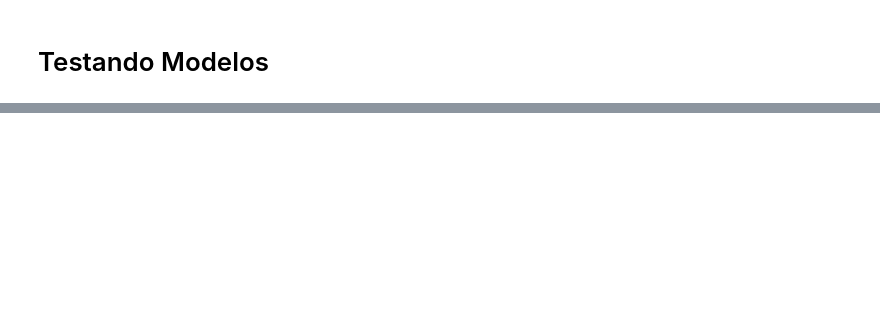
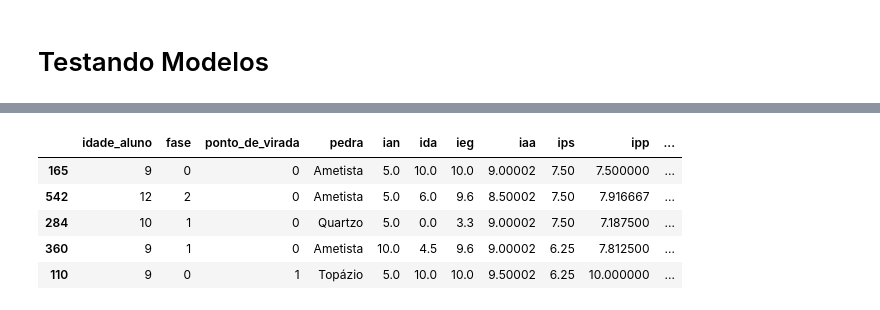
Before and after one commit to giulianafernandes/datathon_fiap, a Jupyter notebook: datathon.ipynb, the cells around one changed output, grey strips where cells are left out. Saved outputs shown, nothing was run; the diff lists cells and outputs as text; code cells hidden in the pictures; blank space fills up the shorter version.

```diff
--- a/datathon.ipynb
+++ b/datathon.ipynb
@@ -693,6 +660,15 @@ dados20.head(3)
 from sklearn.model_selection import train_test_split
 SEED = np.random.seed(42)
 df_treino, df_teste = train_test_split(dados20, test_size=0.2, random_state=SEED)
+# %%
+df_treino.head()
+# %% [output]
+|  | idade_aluno | fase | ponto_de_virada | pedra | ian | ida | ieg | iaa | ips | ipp | ... |
+| 165 | 9 | 0 | 0 | Ametista | 5.0 | 10.0 | 10.0 | 9.00002 | 7.50 | 7.500000 | ... |
+| 542 | 12 | 2 | 0 | Ametista | 5.0 | 6.0 | 9.6 | 8.50002 | 7.50 | 7.916667 | ... |
+| 284 | 10 | 1 | 0 | Quartzo | 5.0 | 0.0 | 3.3 | 9.00002 | 7.50 | 7.187500 | ... |
+| 360 | 9 | 1 | 0 | Ametista | 10.0 | 4.5 | 9.6 | 9.00002 | 6.25 | 7.812500 | ... |
+| 110 | 9 | 0 | 1 | Topázio | 5.0 | 10.0 | 10.0 | 9.50002 | 6.25 | 10.000000 | ... |
 # %%
 treino = pipeline(df_treino)
 teste = pipeline(df_teste)
```
Also changed, not shown: parts of 31 cells of this notebook, 13 other files.
